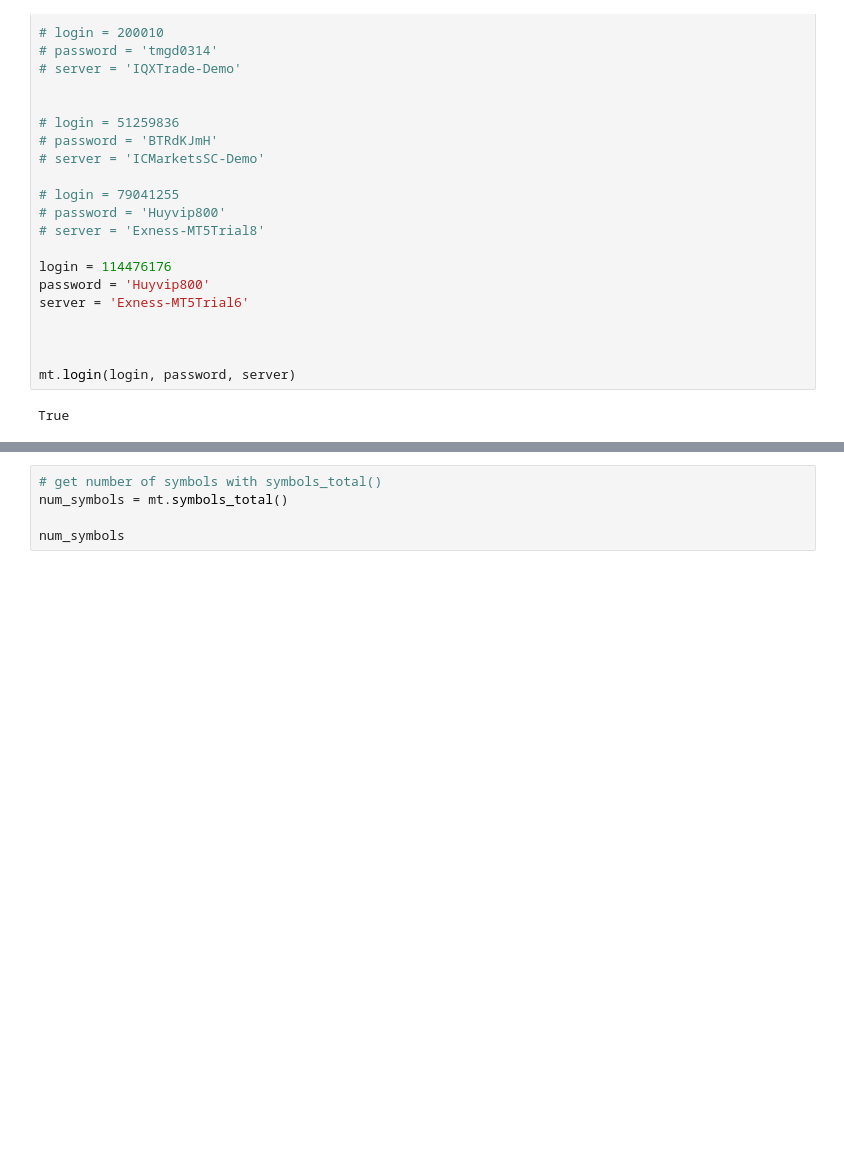
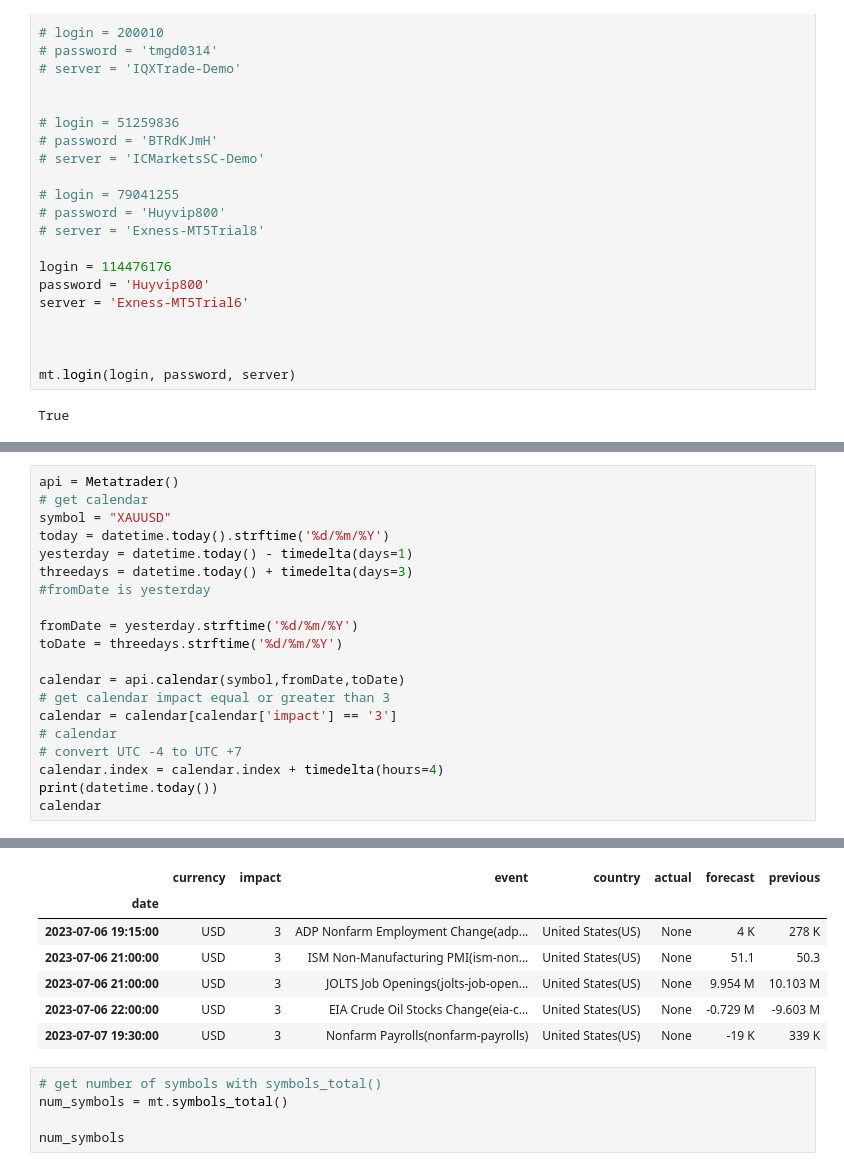
Before and after one commit to vocaotri/mt5-bot, a Jupyter notebook: Python MT5.ipynb, the cells around one changed output, grey strips where cells are left out. Cells and saved outputs as stored; diff of their text form; blank space fills up the shorter version.

Commit message:
update get event calendar

```diff
--- a/Python MT5.ipynb
+++ b/Python MT5.ipynb
@@ -60,0 +63,21 @@ equity:  2000.0
+# %%
+api = Metatrader()
+# get calendar
+symbol = "XAUUSD"
+today = datetime.today().strftime('%d/%m/%Y')
+yesterday = datetime.today() - timedelta(days=1)
+threedays = datetime.today() + timedelta(days=3)
+#fromDate is yesterday
+
+fromDate = yesterday.strftime('%d/%m/%Y')
+toDate = threedays.strftime('%d/%m/%Y')
+
+calendar = api.calendar(symbol,fromDate,toDate)
+# get calendar impact equal or greater than 3
+calendar = calendar[calendar['impact'] == '3']
+# calendar
+# convert UTC -4 to UTC +7
+calendar.index = calendar.index + timedelta(hours=4)
+print(datetime.today())
+calendar
+# %% [output]
@@ -61,3 +85,10 @@ equity:  2000.0
+|  | currency | impact | event | country | actual | forecast | previous |
+| date |  |  |  |  |  |  |  |
+| 2023-07-06 19:15:00 | USD | 3 | ADP Nonfarm Employment Change(adp... | United States(US) | None | 4 K | 278 K |
+| 2023-07-06 21:00:00 | USD | 3 | ISM Non-Manufacturing PMI(ism-non... | United States(US) | None | 51.1 | 50.3 |
+| 2023-07-06 21:00:00 | USD | 3 | JOLTS Job Openings(jolts-job-open... | United States(US) | None | 9.954 M | 10.103 M |
+| 2023-07-06 22:00:00 | USD | 3 | EIA Crude Oil Stocks Change(eia-c... | United States(US) | None | -0.729 M | -9.603 M |
+| 2023-07-07 19:30:00 | USD | 3 | Nonfarm Payrolls(nonfarm-payrolls) | United States(US) | None | -19 K | 339 K |
 # %%
 # get number of symbols with symbols_total()
 num_symbols = mt.symbols_total()
```
Also changed, not shown: parts of 3 cells of this notebook, 19 other files.
